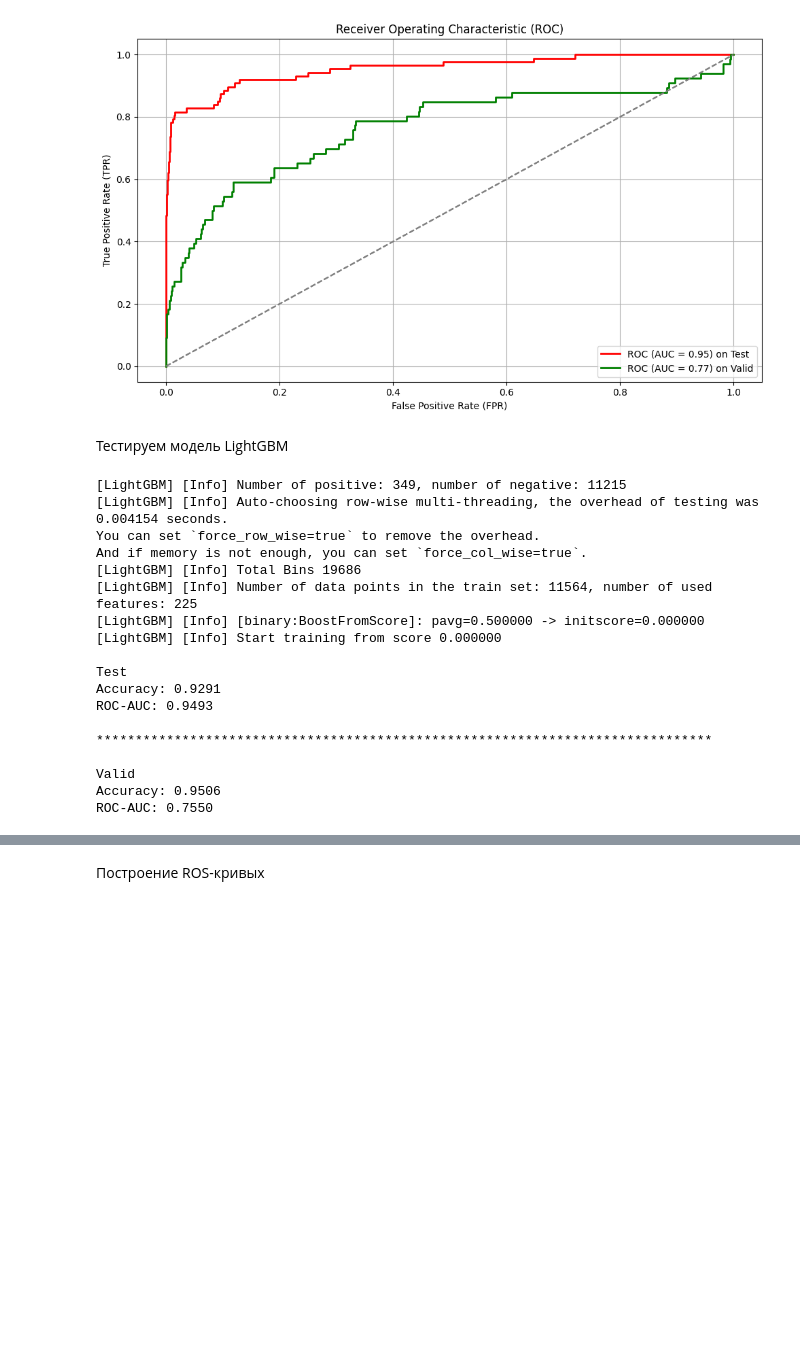
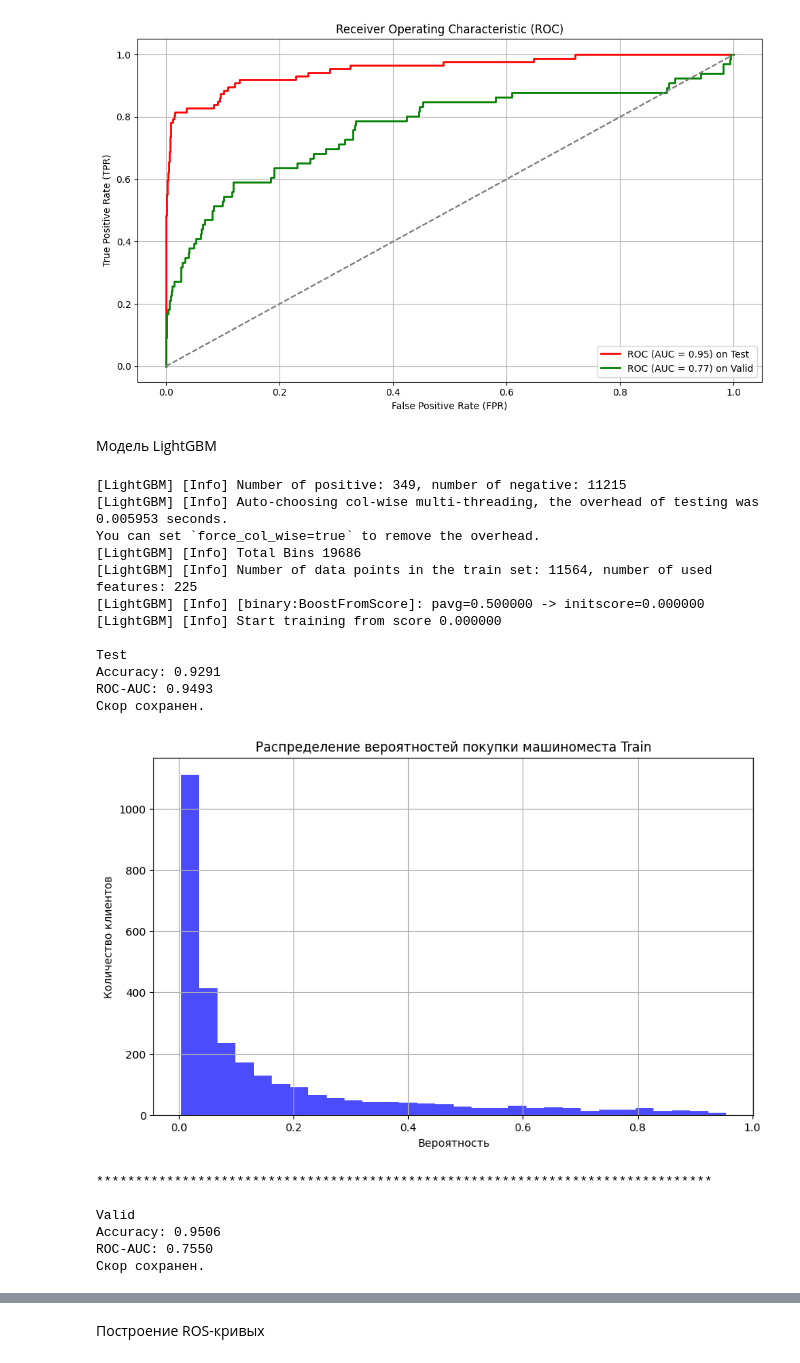
Before and after one commit to pogodaa/second_intensiv_predict_dataset_ot_samolyta, a Jupyter notebook: main.ipynb, the cells around one changed output, grey strips where cells are left out. Drawn from its saved outputs; the diff is of its cells as text; code cells hidden in the pictures; blank space fills up the shorter version.

```diff
--- a/main.ipynb
+++ b/main.ipynb
@@ -506,8 +605,8 @@ plt.tight_layout()
 plt.show()
 # %% [output]
 [figure]
-# %% [markdown]
-Тестируем модель LightGBM
+# %% [markdown]
+Модель LightGBM
 # %%
 # Игнорирование FutureWarning
 warnings.filterwarnings("ignore", category=FutureWarning)
@@ -523,39 +622,50 @@ lgb_model = LGBMClassifier(boosting_type='gbdt',
 lgb_model.fit(X_train_transformed, y_train)
 
 test_preds_lgb = lgb_model.predict(X_test_transformed)
 test_preds_proba_lgb = lgb_model.predict_proba(X_test_transformed)[:, 1]
 test_score_lgb = roc_auc_score(y_test, test_preds_proba_lgb)
 
 print('\nTest')
 print(f"Accuracy: {accuracy_score(y_test, test_preds_lgb):.4f}")
 print(f"ROC-AUC: {test_score_lgb:.4f}")
 
+submission_test = pd.DataFrame({'client_id': train_updt.loc[X_test.index, 'client_id'], 'score': test_preds_proba_lgb})
+submission_test.to_csv('results/lgb_train.csv', index=False)
+message_save()
+viz_out(test_preds_proba_lgb, 0)
+
 #########################################################################################
 perenos_()
 
 valid_preds_lgb = lgb_model.predict(X_valid_transformed)
 valid_preds_proba_lgb = lgb_model.predict_proba(X_valid_transformed)[:, 1]
 valid_score_lgb = roc_auc_score(y_valid, valid_preds_proba_lgb)
 
 print('Valid')
 print(f"Accuracy: {accuracy_score(y_valid, valid_preds_lgb):.4f}")
 print(f"ROC-AUC: {valid_score_lgb:.4f}")
+
+submission_valid = pd.DataFrame({'client_id': valid_updt.loc[X_valid.index, 'client_id'], 'score': valid_preds_proba_lgb})
+submission_valid.to_csv('results/lgb_valid.csv', index=False)
+message_save()
+viz_out(valid_preds_proba_lgb, 1)
 # %% [output]
 [LightGBM] [Info] Number of positive: 349, number of negative: 11215
-[LightGBM] [Info] Auto-choosing row-wise multi-threading, the overhead of testing was 0.004154 seconds.
-You can set `force_row_wise=true` to remove the overhead.
-And if memory is not enough, you can set `force_col_wise=true`.
+[LightGBM] [Info] Auto-choosing col-wise multi-threading, the overhead of testing was 0.005953 seconds.
+You can set `force_col_wise=true` to remove the overhead.
 [LightGBM] [Info] Total Bins 19686
 [LightGBM] [Info] Number of data points in the train set: 11564, number of used features: 225
 [LightGBM] [Info] [binary:BoostFromScore]: pavg=0.500000 -> initscore=0.000000
 [LightGBM] [Info] Start training from score 0.000000
 
 Test
 Accuracy: 0.9291
 ROC-AUC: 0.9493
-
-*******************************************************************************
-
-Valid
-Accuracy: 0.9506
-ROC-AUC: 0.7550
+Скор сохранен.
+[figure, added]
+*******************************************************************************
+
+Valid
+Accuracy: 0.9506
+ROC-AUC: 0.7550
+Скор сохранен.
```
Also changed, not shown: parts of 12 cells of this notebook, 7 other files.
